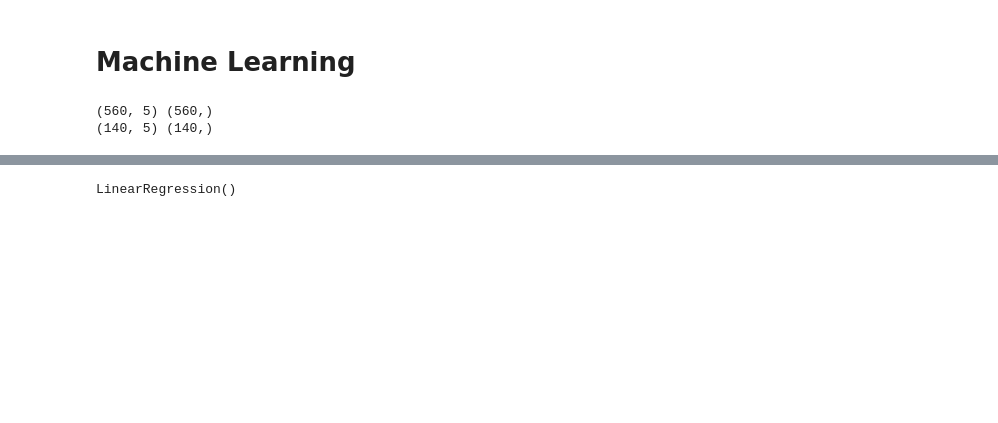
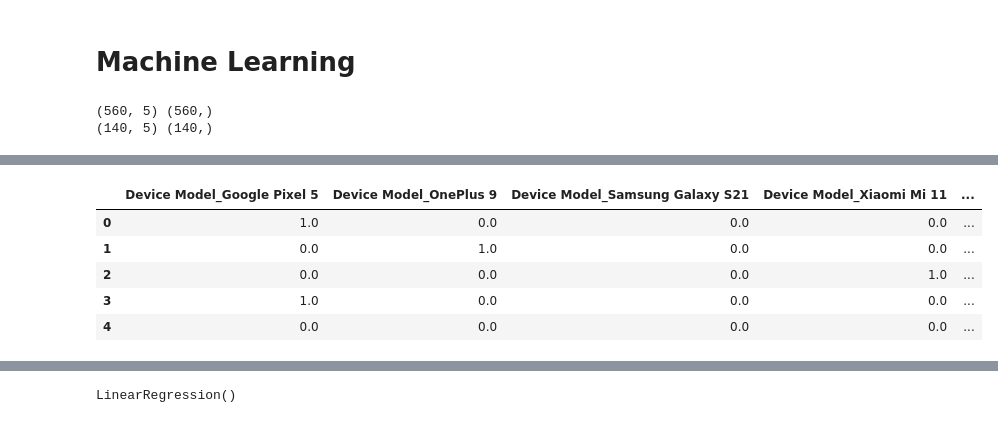
Before and after one commit to RezSah/RezSah.github.io, a Jupyter notebook: Untitled31.ipynb, the cells around one changed output, grey strips where cells are left out. Saved outputs shown, nothing was run; the diff lists cells and outputs as text; code cells hidden in the pictures; blank space fills up the shorter version.

```diff
--- a/Untitled31.ipynb
+++ b/Untitled31.ipynb
@@ -218,0 +412,10 @@ print(X_test.shape,y_test.shape)
+# %%
+ohe_df = pd.DataFrame(ohe_values,columns = ohe.get_feature_names_out())
+ohe_df.head()
+# %% [output]
+|  | Device Model_Google Pixel 5 | Device Model_OnePlus 9 | Device Model_Samsung Galaxy S21 | Device Model_Xiaomi Mi 11 | ... |
+| 0 | 1.0 | 0.0 | 0.0 | 0.0 | ... |
+| 1 | 0.0 | 1.0 | 0.0 | 0.0 | ... |
+| 2 | 0.0 | 0.0 | 0.0 | 1.0 | ... |
+| 3 | 1.0 | 0.0 | 0.0 | 0.0 | ... |
+| 4 | 0.0 | 0.0 | 0.0 | 0.0 | ... |
```
Also changed, not shown: parts of 64 cells of this notebook.
